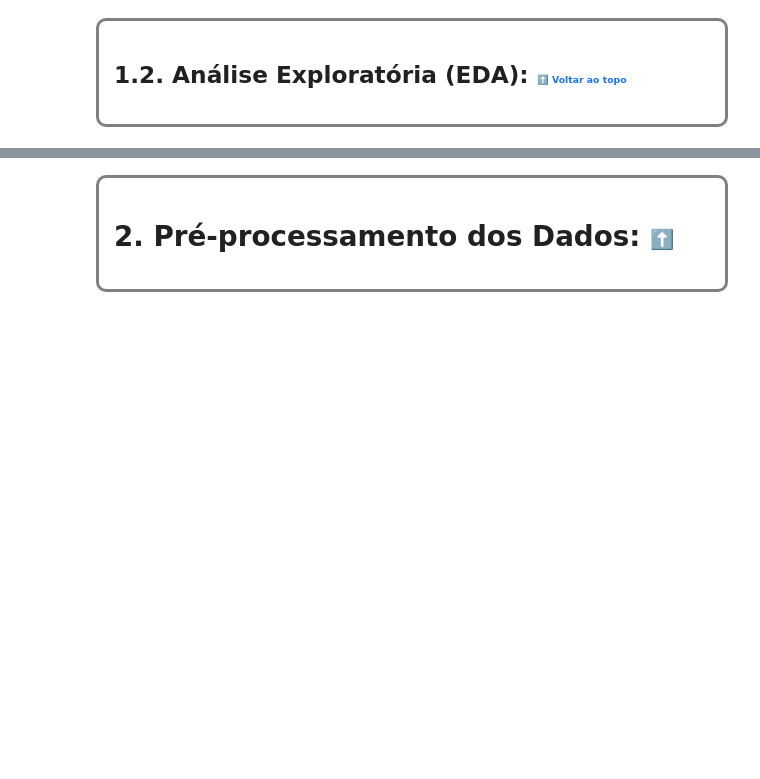
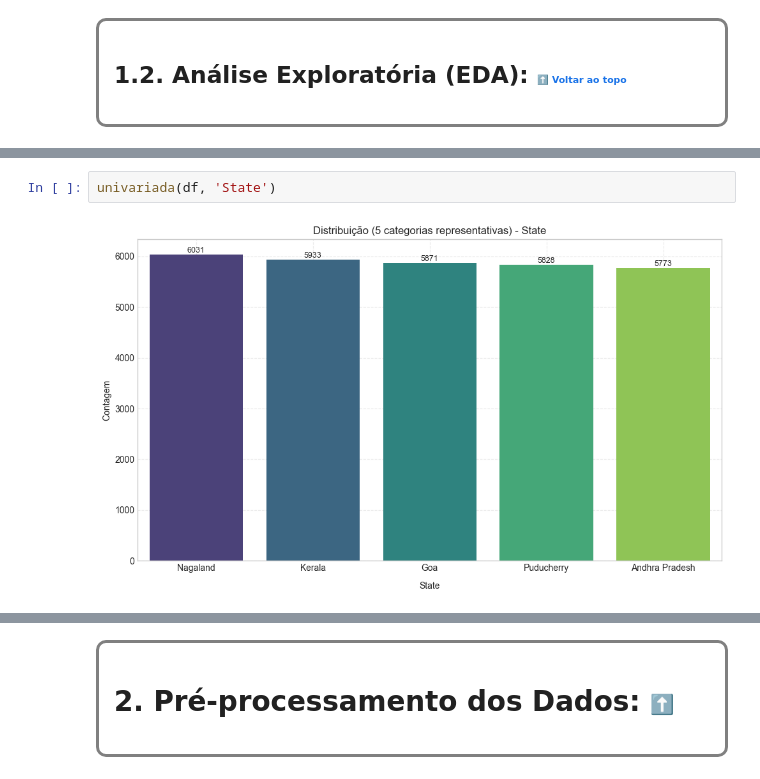
Before and after one commit to nobrevitor/Data_Science_Potfolio, a Jupyter notebook: projeto_fraude_semantix/notebooks/eda_modelagem.ipynb, the cells around one changed output, grey strips where cells are left out. Saved outputs shown, nothing was run; the diff lists cells and outputs as text; blank space fills up the shorter version.

```diff
--- a/projeto_fraude_semantix/notebooks/eda_modelagem.ipynb
+++ b/projeto_fraude_semantix/notebooks/eda_modelagem.ipynb
@@ -221,0 +351,4 @@ dtype: int64
+# %%
+univariada(df, 'State')
+# %% [output]
+[figure, added]
```
Also changed, not shown: parts of 38 cells of this notebook.
